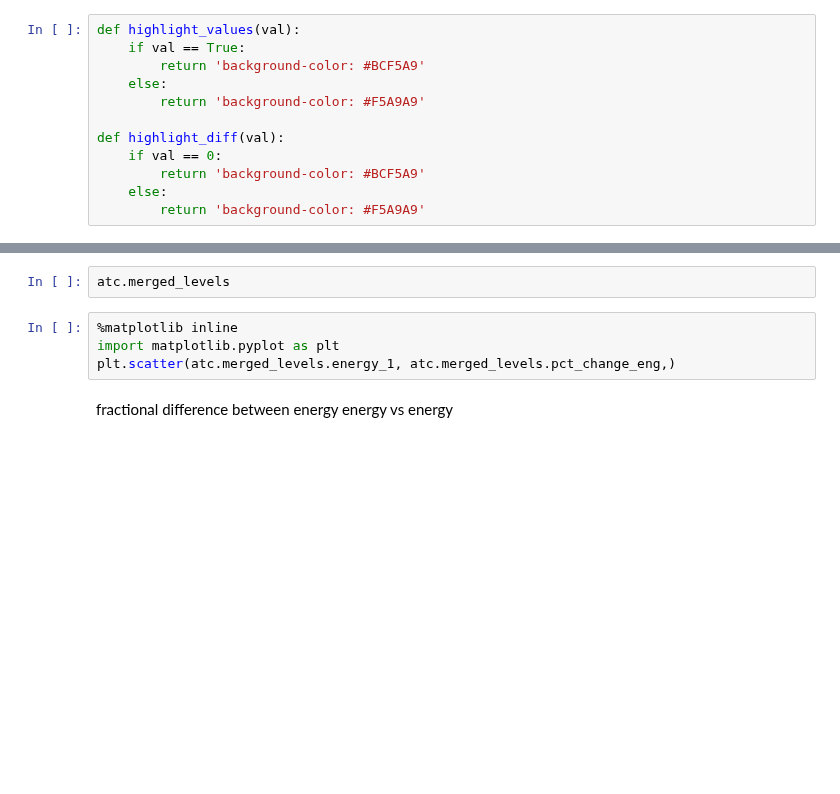
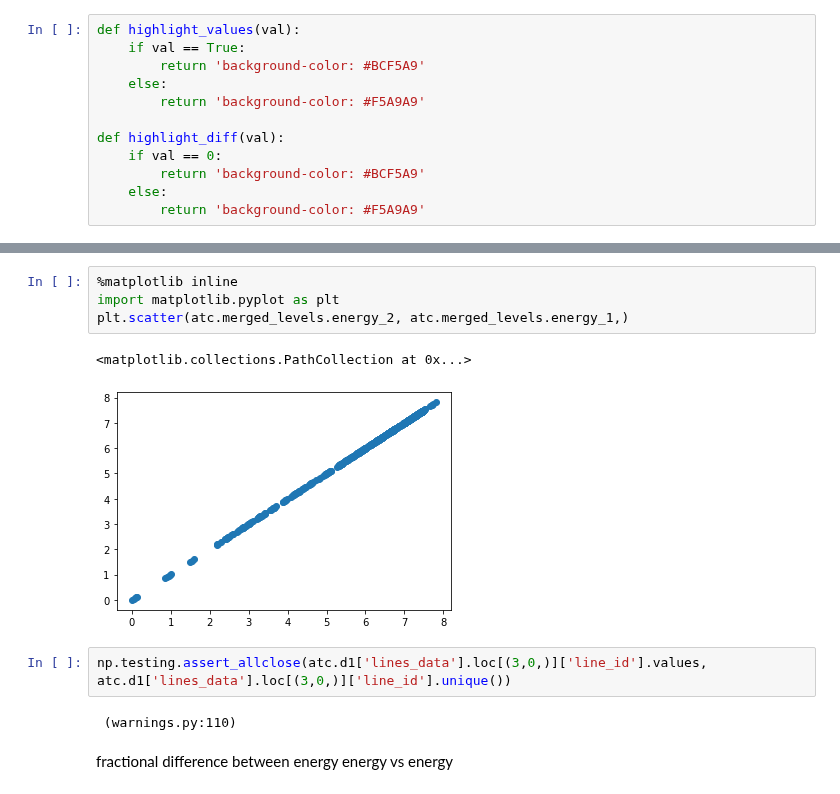
Before and after one commit to tardis-sn/carsus, a Jupyter notebook: docs/development/compare_atomic_files.ipynb, the cells around one changed output, grey strips where cells are left out. Drawn from its saved outputs; the diff is of its cells as text; blank space fills up the shorter version.

```diff
--- a/docs/development/compare_atomic_files.ipynb
+++ b/docs/development/compare_atomic_files.ipynb
@@ -159,9 +203,14 @@ atc.merged_levels_styled
-# %%
-atc.merged_levels
 # %%
 %matplotlib inline
 import matplotlib.pyplot as plt
-plt.scatter(atc.merged_levels.energy_1, atc.merged_levels.pct_change_eng,)
+plt.scatter(atc.merged_levels.energy_2, atc.merged_levels.energy_1,)
+# %% [output]
+<matplotlib.collections.PathCollection at 0x...>
+[figure, added]
+# %%
+np.testing.assert_allclose(atc.d1['lines_data'].loc[(3,0,)]['line_id'].values, atc.d1['lines_data'].loc[(3,0,)]['line_id'].unique())
+# %% [output]
+ (warnings.py:110)
 # %% [markdown]
 fractional difference between energy
 energy vs energy
```
Also changed, not shown: parts of 7 cells of this notebook.
